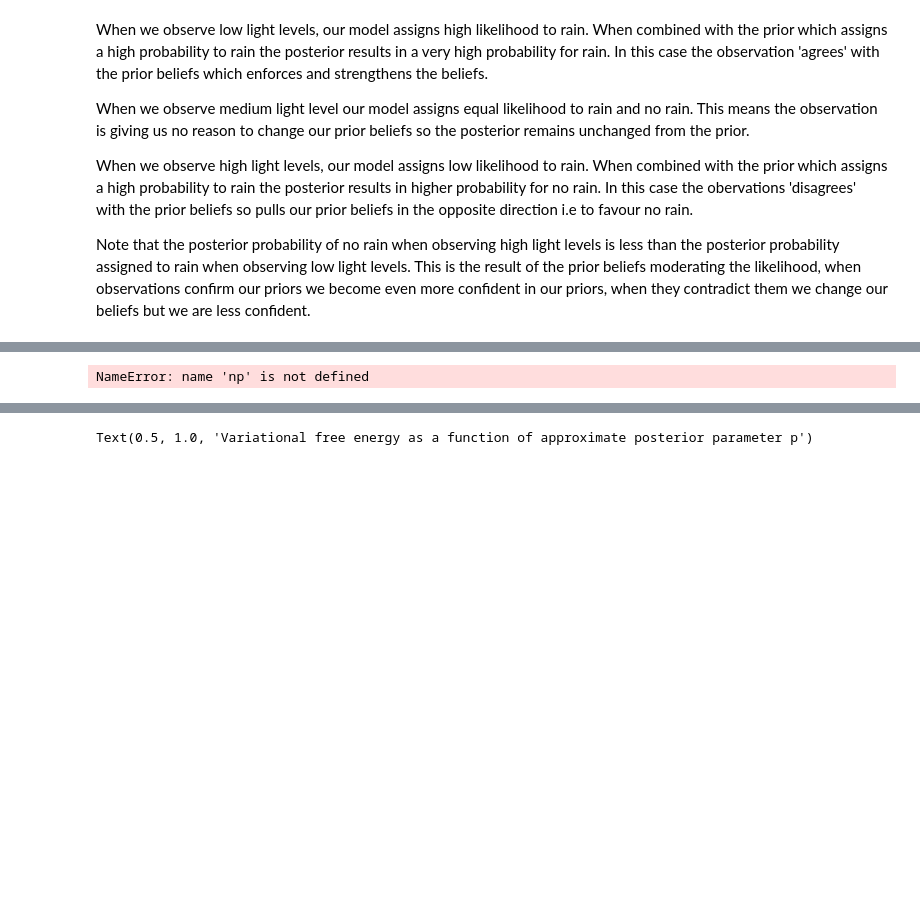
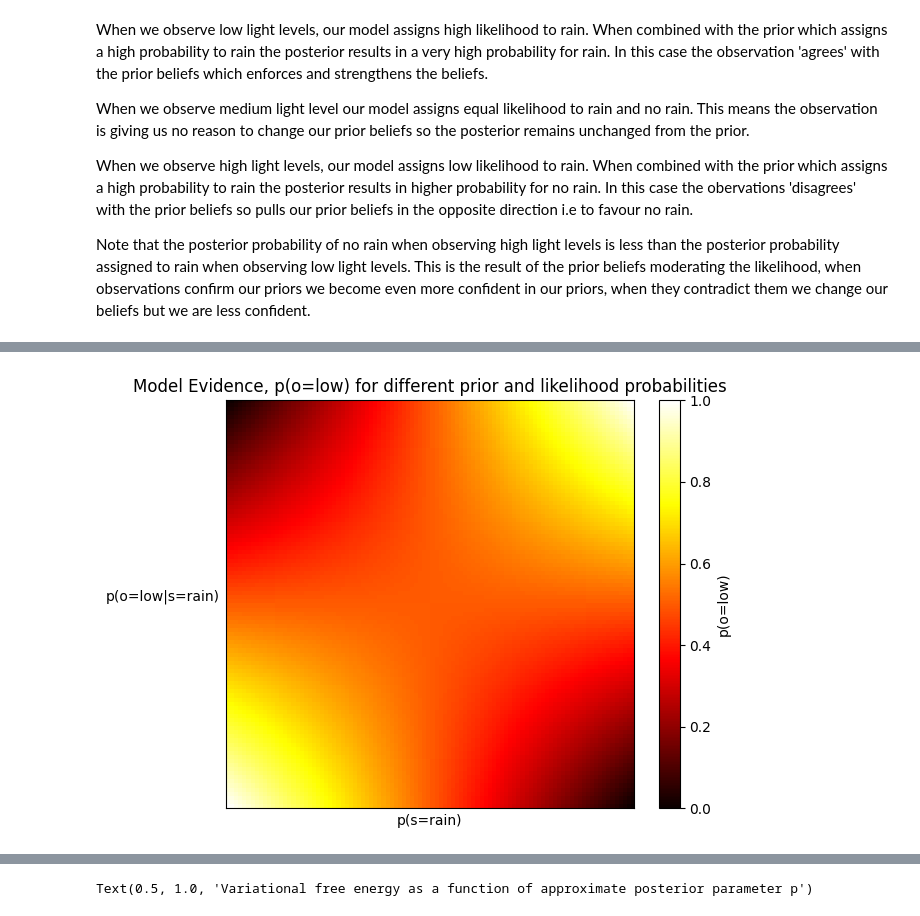
Before and after one commit to felixcs1/ds-learning, a Jupyter notebook: probability/ai.ipynb, the cells around one changed output, grey strips where cells are left out. Drawn from its saved outputs; the diff is of its cells as text; code cells hidden in the pictures; blank space fills up the shorter version.

Commit message:
model evidence

```diff
--- a/probability/ai.ipynb
+++ b/probability/ai.ipynb
@@ -93,12 +98,21 @@ This explicit conditioning on the model $m$ is often left out for brevity of not
-# %%
-ps = np.linspace(0.001, 0.999, 100)
-
-evidences = [
-    sum(A[:, 0] * np.array([p, 1 - p])) for p in ps
-]
-
-fig, ax = plt.subplots(1, 1, figsize=(14, 7))
-ax.plot(ps, evidences)
-ax.set_title("Evidence as a function of p")
-# %% [output]
-NameError: name 'np' is not defined
+# %%
+grid = np.meshgrid(np.linspace(0, 1, 100), np.linspace(0, 1, 100))
+evidences = np.array([])
+
+for l, p in zip(grid[0].flatten(), grid[1].flatten()):
+    likelihood = np.array([l, 1 - l]) # [p(o=low|s=rain), p(o=low|s=no rain)]
+    prior = np.array([p, 1 - p]) # [p(s=rain), p(s=no rain)]
+    evidence = sum(likelihood * prior)
+    evidences = np.append(evidences, evidence)
+
+fig, ax = plt.subplots()
+evidences = np.array(evidences).reshape(100, 100)[::-1, :]
+im = ax.imshow(evidences, cmap='hot')
+ax.set_title("Model Evidence, p(o=low) for different prior and likelihood probabilities")
+ax.set_xlabel("p(s=rain)")
+ax.set_ylabel("p(o=low|s=rain)", rotation=0, labelpad=45)
+cbar = ax.figure.colorbar(im, ax=ax, label="p(o=low)")
+ax.set_xticks([]), ax.set_yticks([])
+fig.tight_layout()
+# %% [output]
+[figure, added]
```
Also changed, not shown: parts of 6 cells of this notebook.
